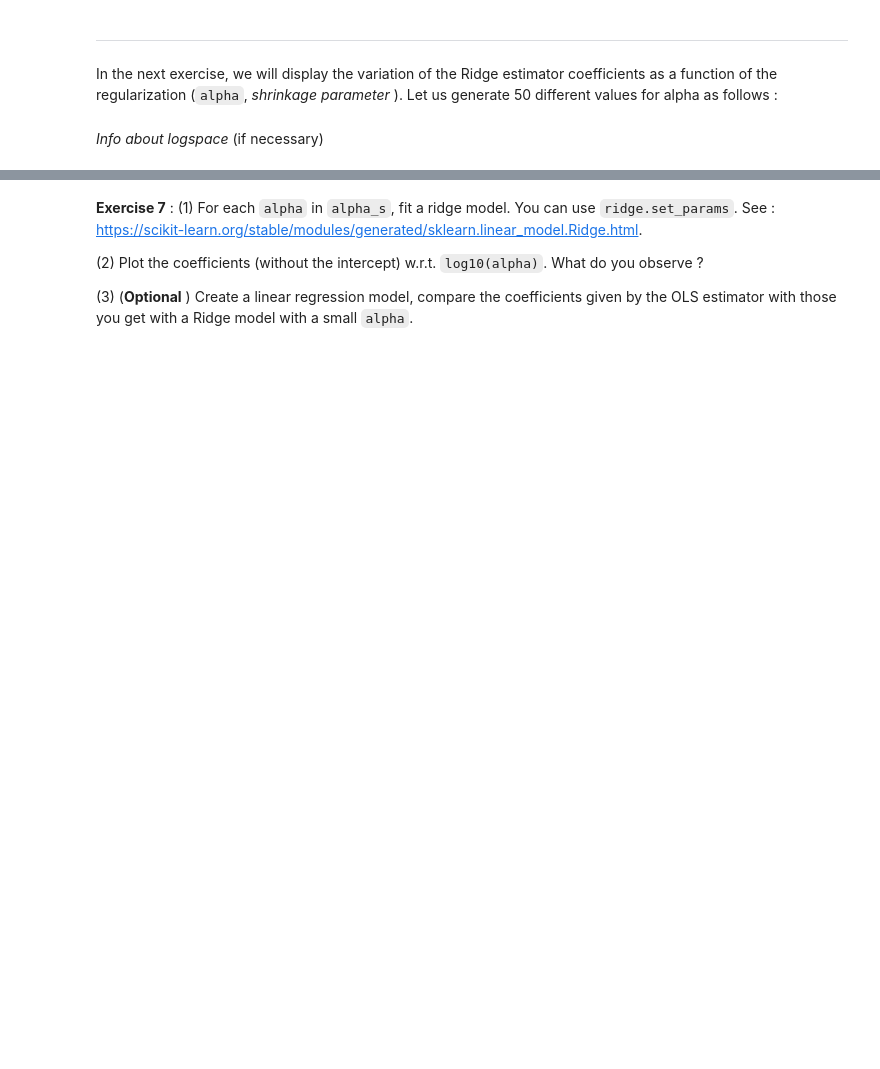
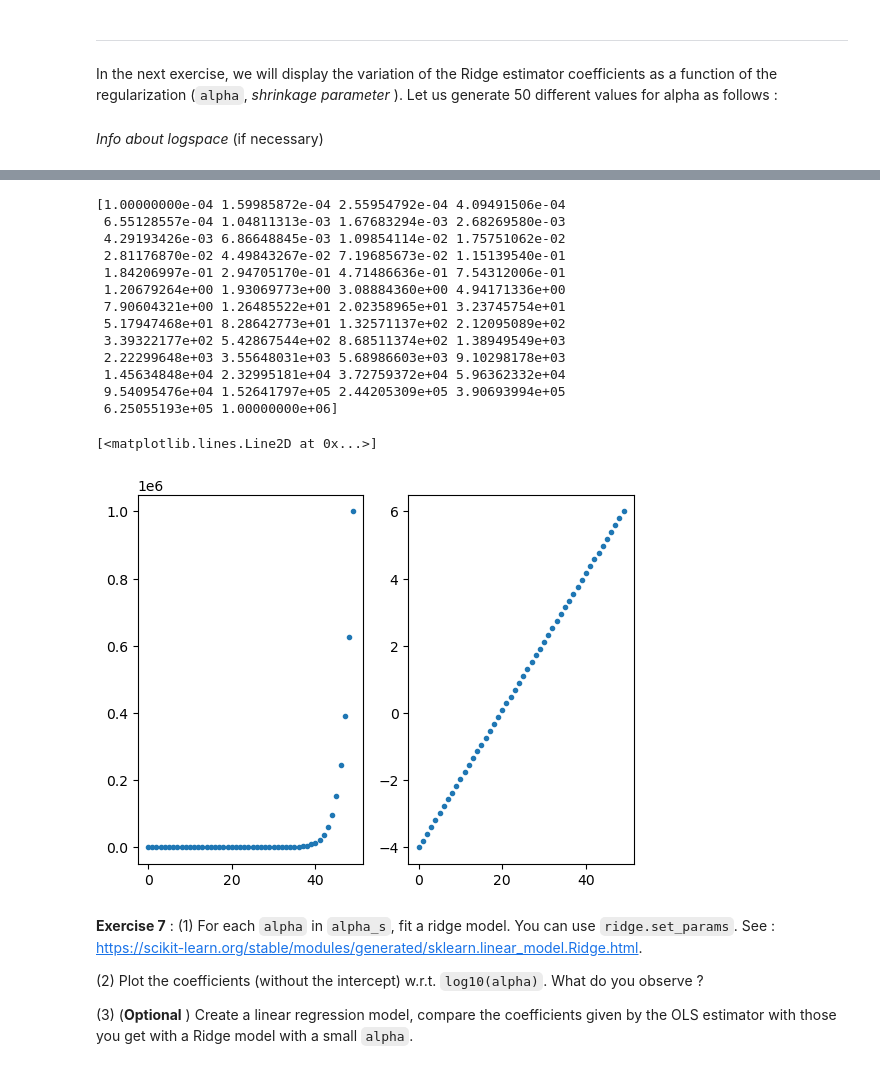
Before and after one commit to ArthurDanjou/ArtStudies, a Jupyter notebook: M1/Statistical Learning/TP4_Ridge_Lasso_and_CV.ipynb, the cells around one changed output, grey strips where cells are left out. Cells and saved outputs as stored; diff of their text form; code cells hidden in the pictures; blank space fills up the shorter version.

```diff
--- a/M1/Statistical Learning/TP4_Ridge_Lasso_and_CV.ipynb
+++ b/M1/Statistical Learning/TP4_Ridge_Lasso_and_CV.ipynb
@@ -213,7 +257,7 @@ Hint : use `sklearn.linear_model.Lasso` https://scikit-learn.org/stable/modules/
 In the next exercise, we will display the variation of the Ridge estimator coefficients as a function of the regularization (`alpha`, *shrinkage parameter* ).
 Let us generate 50 different values for alpha as follows :
 # %%
-alpha_s = np.logspace(-4, 6, 50)
+alphas = np.logspace(-4, 6, 50)
 # %% [markdown]
 *Info about logspace* (if necessary)
 # %%
@@ -225,9 +275,25 @@ np.logspace(-2, 2, 5) == 10 ** (np.linspace(-2, 2, 5))
 # %%
-print(alpha_s)
+print(alphas)
 
 fig, (ax1, ax2) = plt.subplots(1, 2)
-ax1.plot(alpha_s, ".")
-ax2.plot(np.log10(alpha_s), ".")
+ax1.plot(alphas, ".")
+ax2.plot(np.log10(alphas), ".")
+# %% [output]
+[1.00000000e-04 1.59985872e-04 2.55954792e-04 4.09491506e-04
+ 6.55128557e-04 1.04811313e-03 1.67683294e-03 2.68269580e-03
+ 4.29193426e-03 6.86648845e-03 1.09854114e-02 1.75751062e-02
+ 2.81176870e-02 4.49843267e-02 7.19685673e-02 1.15139540e-01
+ 1.84206997e-01 2.94705170e-01 4.71486636e-01 7.54312006e-01
+ 1.20679264e+00 1.93069773e+00 3.08884360e+00 4.94171336e+00
+ 7.90604321e+00 1.26485522e+01 2.02358965e+01 3.23745754e+01
+ 5.17947468e+01 8.28642773e+01 1.32571137e+02 2.12095089e+02
+ 3.39322177e+02 5.42867544e+02 8.68511374e+02 1.38949549e+03
+ 2.22299648e+03 3.55648031e+03 5.68986603e+03 9.10298178e+03
+ 1.45634848e+04 2.32995181e+04 3.72759372e+04 5.96362332e+04
+ 9.54095476e+04 1.52641797e+05 2.44205309e+05 3.90693994e+05
+ 6.25055193e+05 1.00000000e+06]
+[<matplotlib.lines.Line2D at 0x...>]
+[figure, added]
 # %% [markdown]
 **Exercise 7** : (1) For each  `alpha` in `alpha_s`,  fit a ridge model.
 You can  use `ridge.set_params`. See : https://scikit-learn.org/stable/modules/generated/sklearn.linear_model.Ridge.html.
```
Also changed, not shown: parts of 50 cells of this notebook.
